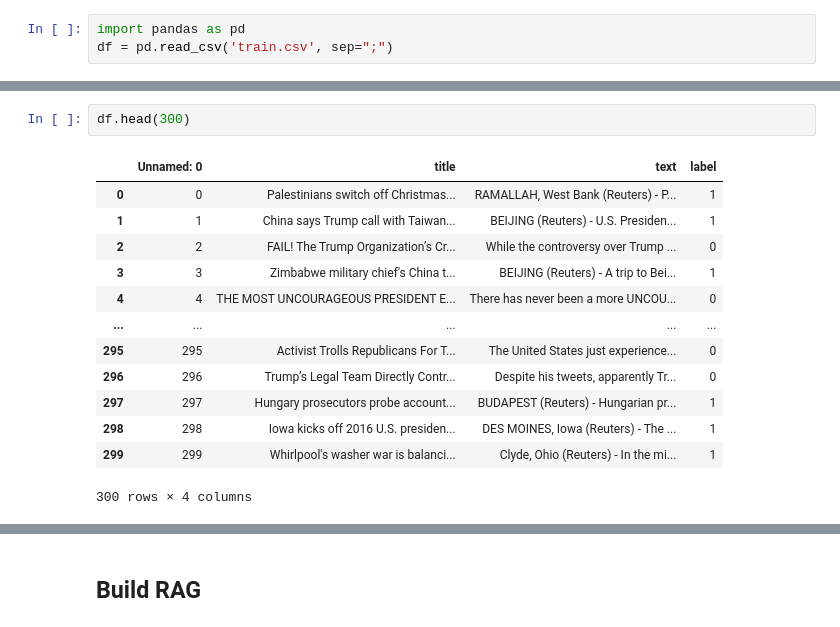
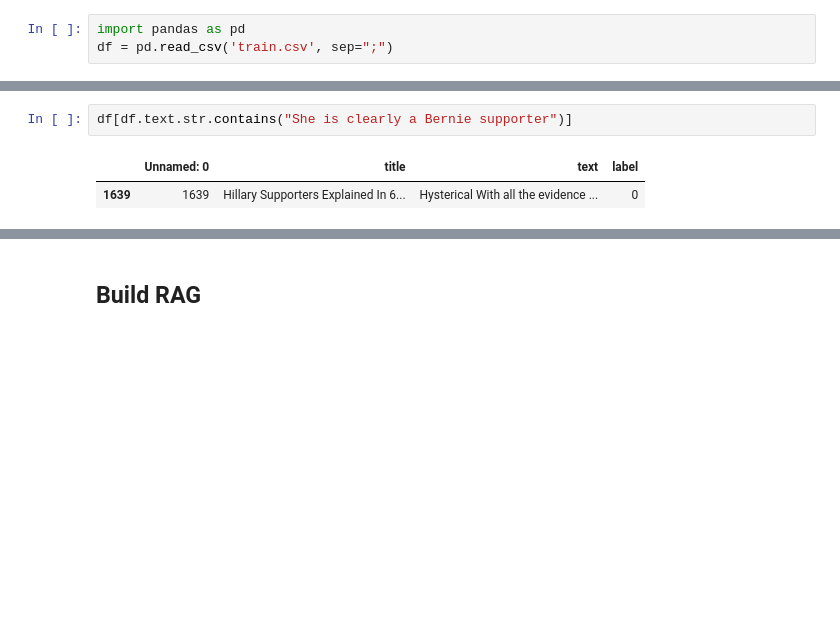
Before and after one commit to venergiac/RAG_qdrant_ollama, a Jupyter notebook: RAG_ollama_qdrant.ipynb, the cells around one changed output, grey strips where cells are left out. Cells and saved outputs as stored; diff of their text form; blank space fills up the shorter version.

```diff
--- a/RAG_ollama_qdrant.ipynb
+++ b/RAG_ollama_qdrant.ipynb
@@ -104,16 +105,5 @@ df
 # %%
-df.head(300)
+df[df.text.str.contains("She is clearly a Bernie supporter")]
 # %% [output]
 |  | Unnamed: 0 | title | text | label |
-| 0 | 0 | Palestinians switch off Christmas... | RAMALLAH, West Bank (Reuters) - P... | 1 |
-| 1 | 1 | China says Trump call with Taiwan... | BEIJING (Reuters) - U.S. Presiden... | 1 |
-| 2 | 2 | FAIL! The Trump Organization’s Cr... | While the controversy over Trump ... | 0 |
-| 3 | 3 | Zimbabwe military chief's China t... | BEIJING (Reuters) - A trip to Bei... | 1 |
-| 4 | 4 | THE MOST UNCOURAGEOUS PRESIDENT E... | There has never been a more UNCOU... | 0 |
-| ... | ... | ... | ... | ... |
-| 295 | 295 | Activist Trolls Republicans For T... | The United States just experience... | 0 |
-| 296 | 296 | Trump’s Legal Team Directly Contr... | Despite his tweets, apparently Tr... | 0 |
-| 297 | 297 | Hungary prosecutors probe account... | BUDAPEST (Reuters) - Hungarian pr... | 1 |
-| 298 | 298 | Iowa kicks off 2016 U.S. presiden... | DES MOINES, Iowa (Reuters) - The ... | 1 |
-| 299 | 299 | Whirlpool's washer war is balanci... | Clyde, Ohio (Reuters) - In the mi... | 1 |
+| 1639 | 1639 | Hillary Supporters Explained In 6... | Hysterical With all the evidence ... | 0 |
-300 rows × 4 columns
```
Also changed, not shown: parts of 29 cells of this notebook.
